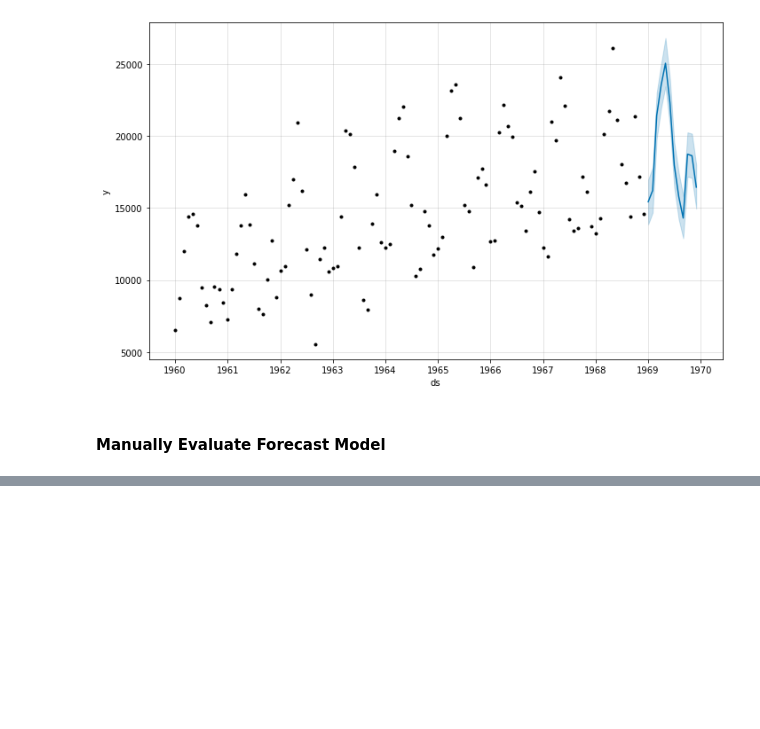
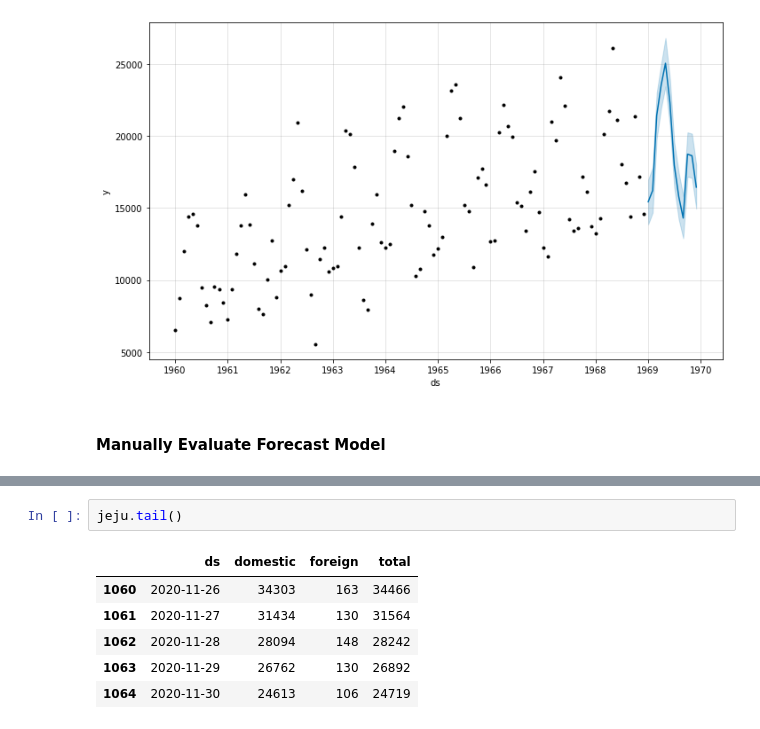
Before and after one commit to lepetitprinz/Time-Series-Forecasting, a Jupyter notebook: Time Series Forecasting with Prophet.ipynb, the cells around one changed output, grey strips where cells are left out. Saved outputs shown, nothing was run; the diff lists cells and outputs as text; blank space fills up the shorter version.

```diff
--- a/Time Series Forecasting with Prophet.ipynb
+++ b/Time Series Forecasting with Prophet.ipynb
@@ -122,0 +144,9 @@ MAE: 1049.02
+# %%
+jeju.tail()
+# %% [output]
+|  | ds | domestic | foreign | total |
+| 1060 | 2020-11-26 | 34303 | 163 | 34466 |
+| 1061 | 2020-11-27 | 31434 | 130 | 31564 |
+| 1062 | 2020-11-28 | 28094 | 148 | 28242 |
+| 1063 | 2020-11-29 | 26762 | 130 | 26892 |
+| 1064 | 2020-11-30 | 24613 | 106 | 24719 |
```
Also changed, not shown: parts of 14 cells of this notebook.
